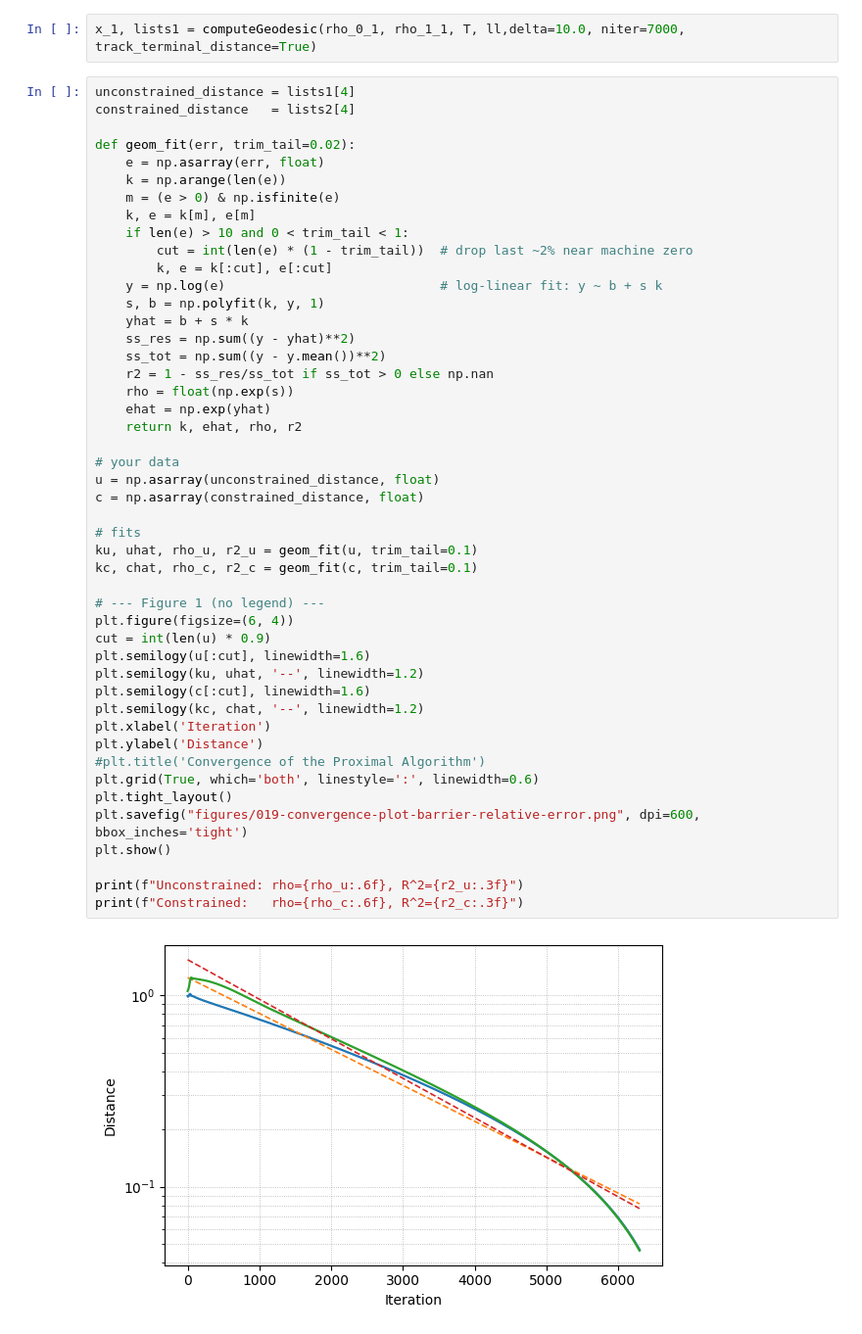
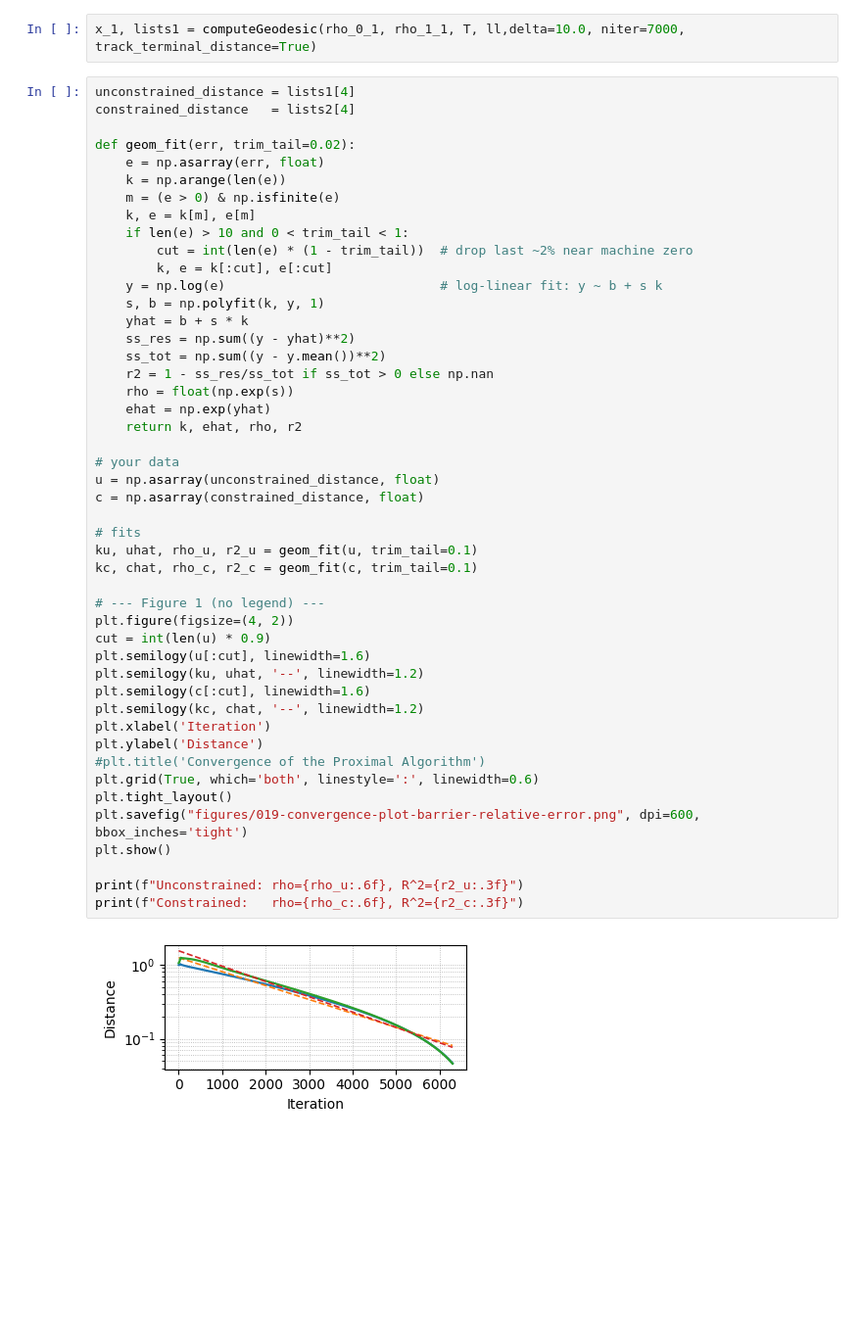
Before and after one commit to mao1756/acuot, a Jupyter notebook: paper/002-barrier-constraint.ipynb, the cells around one changed output. Shown: that part at 98% size. Saved outputs shown, nothing was run; the diff lists cells and outputs as text; blank space fills up the shorter version.

```diff
--- a/paper/002-barrier-constraint.ipynb
+++ b/paper/002-barrier-constraint.ipynb
@@ -253,34 +252,34 @@ def geom_fit(err, trim_tail=0.02):
     r2 = 1 - ss_res/ss_tot if ss_tot > 0 else np.nan
     rho = float(np.exp(s))
     ehat = np.exp(yhat)
     return k, ehat, rho, r2
 
 # your data
 u = np.asarray(unconstrained_distance, float)
 c = np.asarray(constrained_distance, float)
 
 # fits
 ku, uhat, rho_u, r2_u = geom_fit(u, trim_tail=0.1)
 kc, chat, rho_c, r2_c = geom_fit(c, trim_tail=0.1)
 
 # --- Figure 1 (no legend) ---
-plt.figure(figsize=(6, 4))
+plt.figure(figsize=(4, 2))
 cut = int(len(u) * 0.9)
 plt.semilogy(u[:cut], linewidth=1.6)
 plt.semilogy(ku, uhat, '--', linewidth=1.2)
 plt.semilogy(c[:cut], linewidth=1.6)
 plt.semilogy(kc, chat, '--', linewidth=1.2)
 plt.xlabel('Iteration')
 plt.ylabel('Distance')
 #plt.title('Convergence of the Proximal Algorithm')
 plt.grid(True, which='both', linestyle=':', linewidth=0.6)
 plt.tight_layout()
 plt.savefig("figures/019-convergence-plot-barrier-relative-error.png", dpi=600, bbox_inches='tight')
 plt.show()
 
 print(f"Unconstrained: rho={rho_u:.6f}, R^2={r2_u:.3f}")
 print(f"Constrained:   rho={rho_c:.6f}, R^2={r2_c:.3f}")
 # %% [output]
-[figure, old version]
+[figure, new version]
 Unconstrained: rho=0.999568, R^2=0.966
 Constrained:   rho=0.999525, R^2=0.979
```
Also changed, not shown: parts of 1 cell of this notebook, 4 other files.
